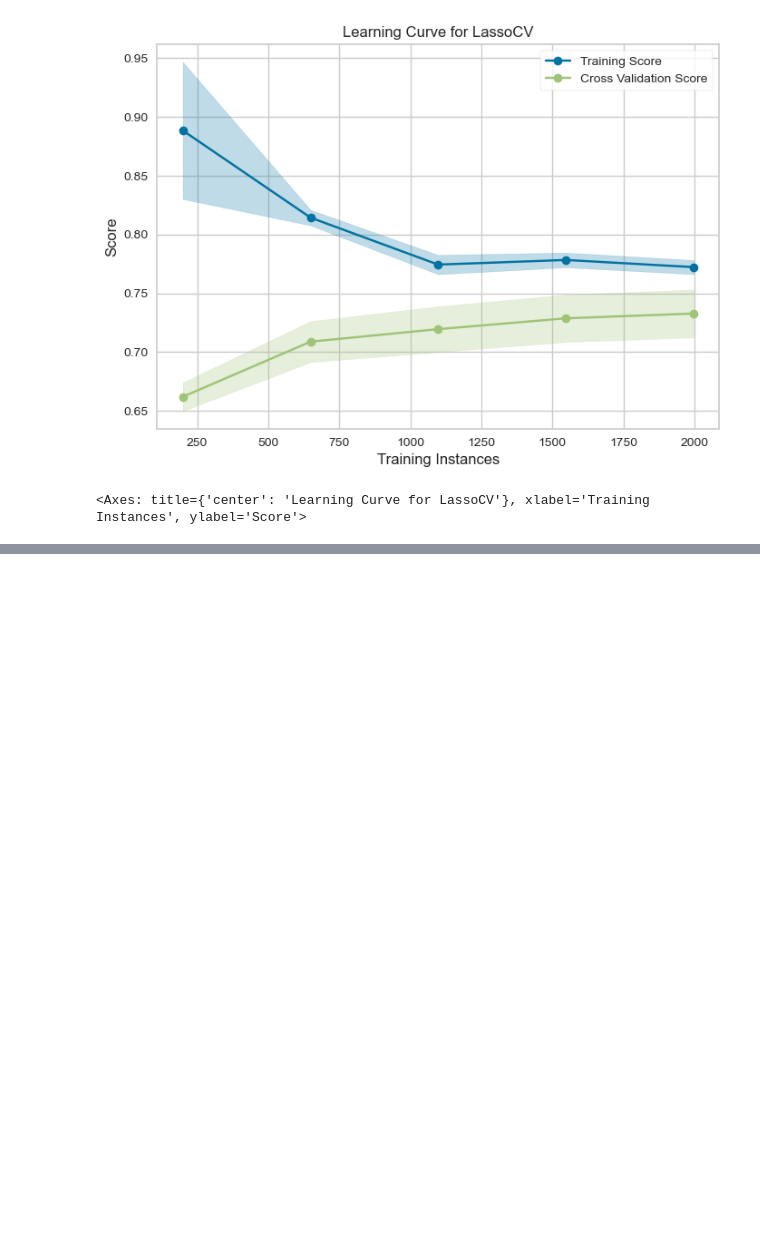
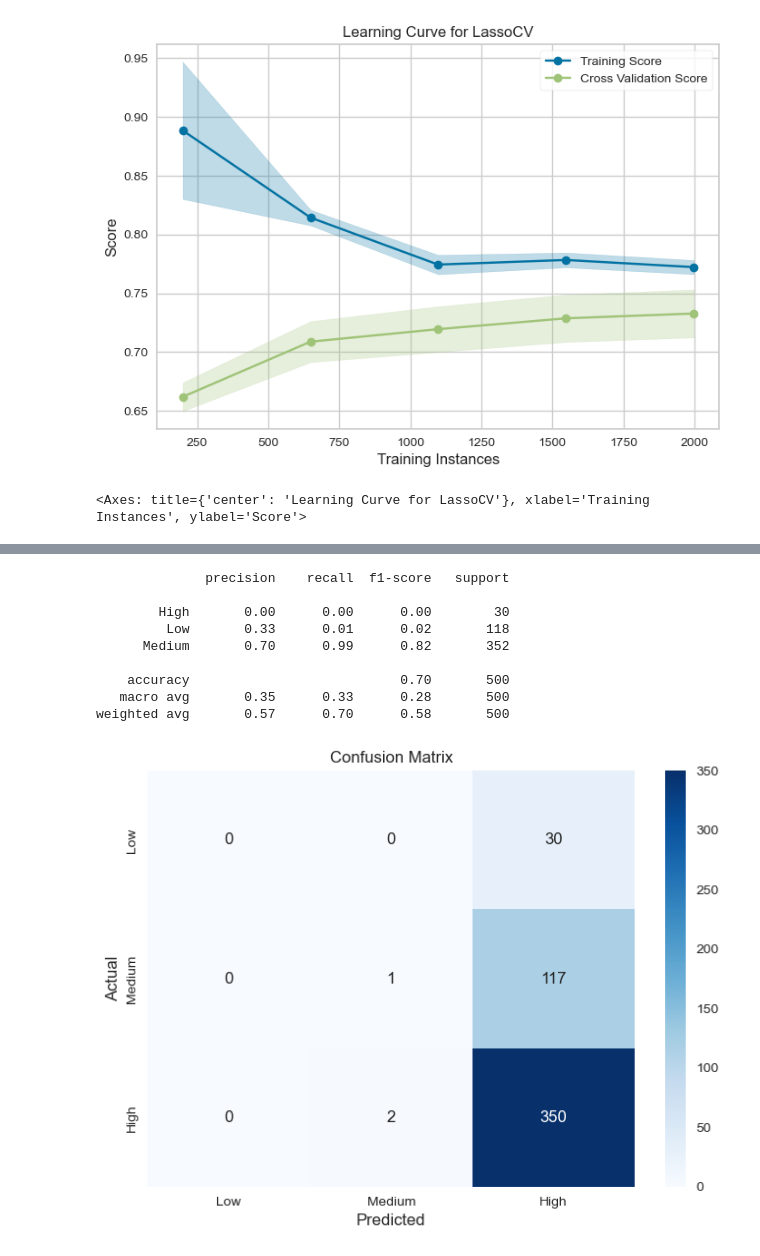
Before and after one commit to DocYoungblood/linear_regression_case_study, a Jupyter notebook: YB_EDA.ipynb, the cells around one changed output, grey strips where cells are left out. Drawn from its saved outputs; the diff is of its cells as text; code cells hidden in the pictures; blank space fills up the shorter version.

Commit message:
with LinearSVC

```diff
--- a/YB_EDA.ipynb
+++ b/YB_EDA.ipynb
@@ -553,0 +553,40 @@ ValueError: could not broadcast input array from shape (10,247,1129) into shape
+# %%
+from sklearn.svm import LinearSVC
+from sklearn.metrics import classification_report, confusion_matrix
+import seaborn as sns
+
+# Initialize the LinearSVC model
+linear_svc = LinearSVC(max_iter=1000)
+
+# Fit the model to the training data
+linear_svc.fit(X_train_scaled, y_train)
+
+# Make predictions on the test set
+linear_svc_pred = linear_svc.predict(X_test_scaled)
+
+# Print the classification report
+print(classification_report(y_test, linear_svc_pred))
+
+# Create a confusion matrix
+cm = confusion_matrix(y_test, linear_svc_pred)
+
+# Create a DataFrame from the confusion matrix
+cm_df = pd.DataFrame(cm, index=['Low', 'Medium', 'High'], columns=['Low', 'Medium', 'High'])
+
+# Create a heatmap from the DataFrame
+sns.heatmap(cm_df, annot=True, cmap='Blues', fmt='g')
+plt.title('Confusion Matrix')
+plt.ylabel('Actual')
+plt.xlabel('Predicted')
+plt.show()
+# %% [output]
+              precision    recall  f1-score   support
+
+        High       0.00      0.00      0.00        30
+         Low       0.33      0.01      0.02       118
+      Medium       0.70      0.99      0.82       352
+
+    accuracy                           0.70       500
+   macro avg       0.35      0.33      0.28       500
+weighted avg       0.57      0.70      0.58       500
+[figure, added]
```
Also changed, not shown: parts of 4 cells of this notebook.
